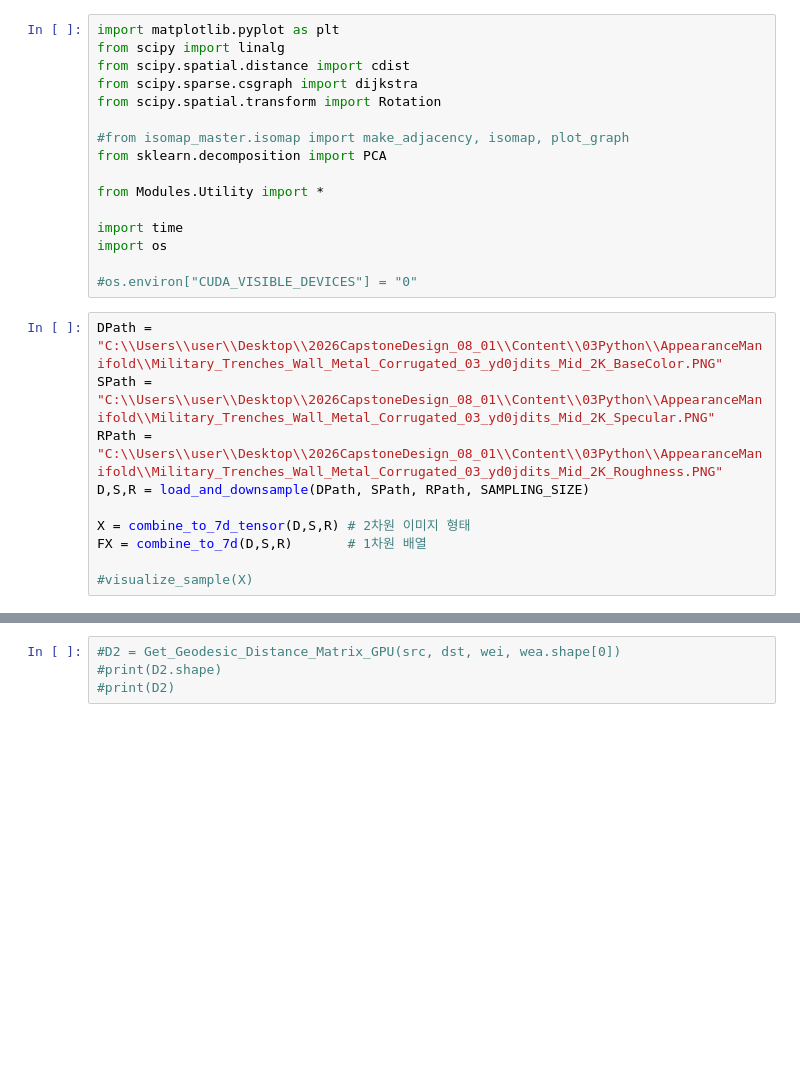
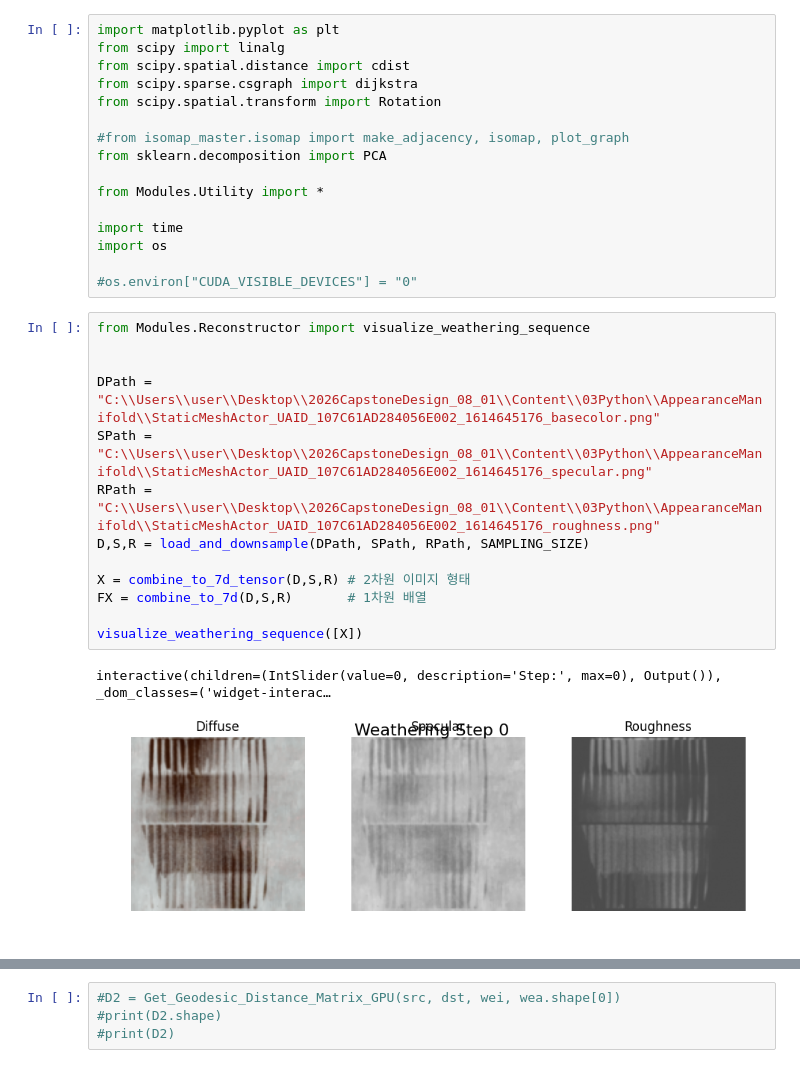
Before and after one commit to Paek-geonhee/2026CapstoneDesign_08_01, a Jupyter notebook: Content/03Python/AppearanceManifold/Test_Image.ipynb, the cells around one changed output, grey strips where cells are left out. Cells and saved outputs as stored; diff of their text form; blank space fills up the shorter version.

```diff
--- a/Content/03Python/AppearanceManifold/Test_Image.ipynb
+++ b/Content/03Python/AppearanceManifold/Test_Image.ipynb
@@ -21,15 +21,21 @@ import os
 
 #os.environ["CUDA_VISIBLE_DEVICES"] = "0"
 # %%
-DPath = "C:\\Users\\user\\Desktop\\2026CapstoneDesign_08_01\\Content\\03Python\\AppearanceManifold\\Military_Trenches_Wall_Metal_Corrugated_03_yd0jdits_Mid_2K_BaseColor.PNG"
-SPath = "C:\\Users\\user\\Desktop\\2026CapstoneDesign_08_01\\Content\\03Python\\AppearanceManifold\\Military_Trenches_Wall_Metal_Corrugated_03_yd0jdits_Mid_2K_Specular.PNG"
-RPath = "C:\\Users\\user\\Desktop\\2026CapstoneDesign_08_01\\Content\\03Python\\AppearanceManifold\\Military_Trenches_Wall_Metal_Corrugated_03_yd0jdits_Mid_2K_Roughness.PNG"
+from Modules.Reconstructor import visualize_weathering_sequence
+
+
+DPath = "C:\\Users\\user\\Desktop\\2026CapstoneDesign_08_01\\Content\\03Python\\AppearanceManifold\\StaticMeshActor_UAID_107C61AD284056E002_1614645176_basecolor.png"
+SPath = "C:\\Users\\user\\Desktop\\2026CapstoneDesign_08_01\\Content\\03Python\\AppearanceManifold\\StaticMeshActor_UAID_107C61AD284056E002_1614645176_specular.png"
+RPath = "C:\\Users\\user\\Desktop\\2026CapstoneDesign_08_01\\Content\\03Python\\AppearanceManifold\\StaticMeshActor_UAID_107C61AD284056E002_1614645176_roughness.png"
 D,S,R = load_and_downsample(DPath, SPath, RPath, SAMPLING_SIZE)
 
 X = combine_to_7d_tensor(D,S,R) # 2차원 이미지 형태
 FX = combine_to_7d(D,S,R)       # 1차원 배열
 
-#visualize_sample(X)
+visualize_weathering_sequence([X])
+# %% [output]
+interactive(children=(IntSlider(value=0, description='Step:', max=0), Output()), _dom_classes=('widget-interac…
+[figure, added]
 # %%
 from Modules.KNN import Get_KNN_Graph_Adaptive
 #from Modules.Geodesic import Get_Geodesic_Distance_Matrix, Get_Geodesic_Distance_Matrix_GPU
```
Also changed, not shown: parts of 9 cells of this notebook, 49 other files.
